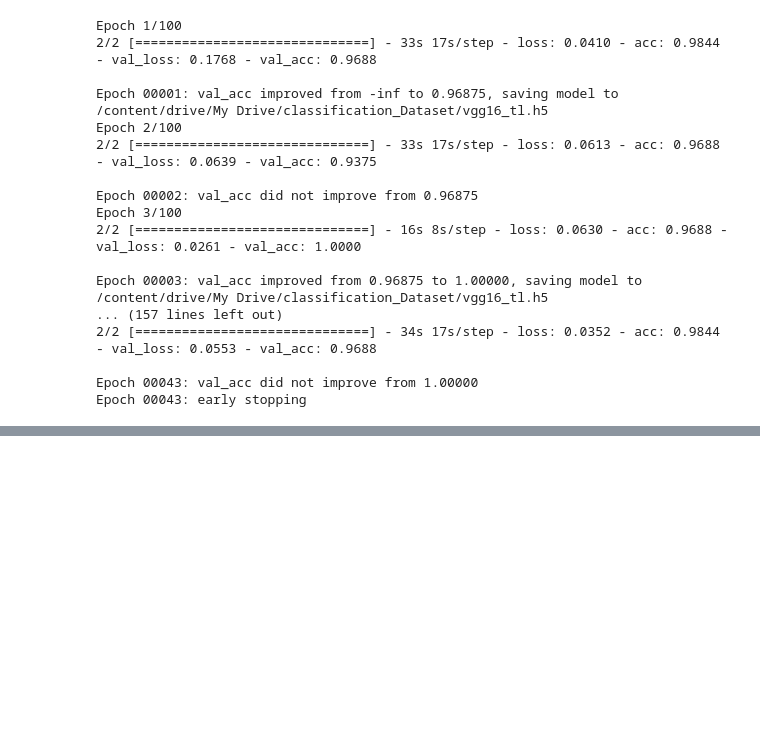
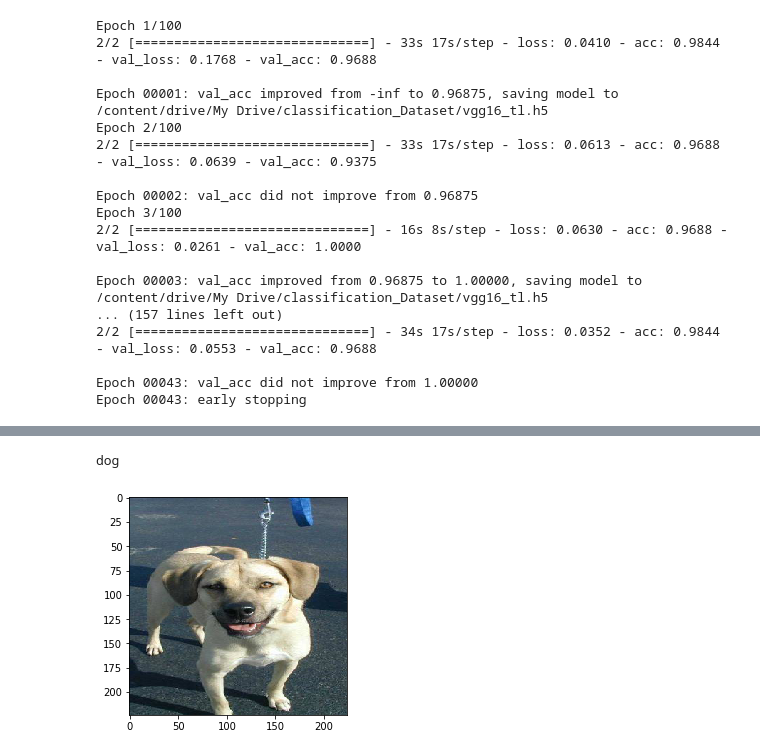
Before and after one commit to R-aryan/Image_Classification_VGG16, a Jupyter notebook: Classification_Cat_VS_Dogs_Transfer_Learning.ipynb, the cells around one changed output, grey strips where cells are left out. Saved outputs shown, nothing was run; the diff lists cells and outputs as text; code cells hidden in the pictures; blank space fills up the shorter version.

```diff
--- a/Classification_Cat_VS_Dogs_Transfer_Learning.ipynb
+++ b/Classification_Cat_VS_Dogs_Transfer_Learning.ipynb
@@ -189,0 +240,5 @@ Epoch 00043: early stopping
+# %%
+prediction("/content/drive/My Drive/classification_Dataset/cat_VS_dogs/test1/12499.jpg")
+# %% [output]
+dog
+[figure, added]
```
Also changed, not shown: parts of 5 cells of this notebook.
